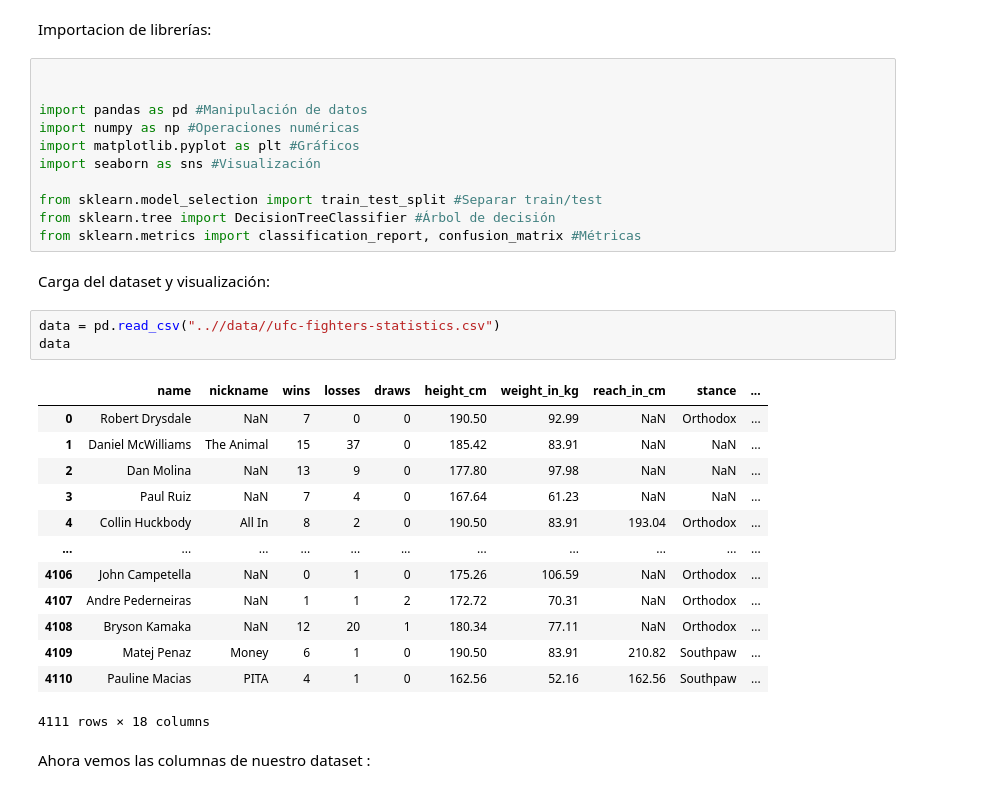
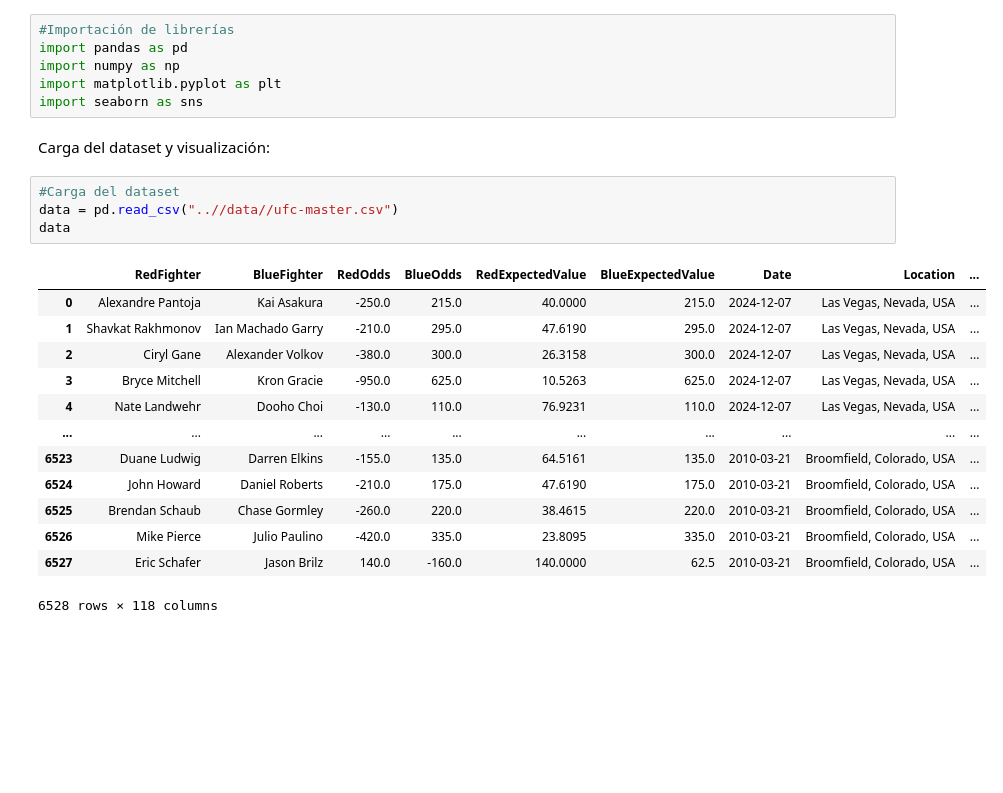
Before and after one commit to sergiolobroj/repositorio_proyecto, a Jupyter notebook: notebooks/predicciones_ufc.ipynb, the cells around one changed output. Drawn from its saved outputs; the diff is of its cells as text; blank space fills up the shorter version.

Commit message:
carga de datos + eda y feature engineering

```diff
--- a/notebooks/predicciones_ufc.ipynb
+++ b/notebooks/predicciones_ufc.ipynb
@@ -1,34 +1,26 @@
-# %% [markdown]
-Importacion de librerías:
 # %%
-
-
-import pandas as pd #Manipulación de datos
-import numpy as np #Operaciones numéricas
-import matplotlib.pyplot as plt #Gráficos
-import seaborn as sns #Visualización
-
-from sklearn.model_selection import train_test_split #Separar train/test
-from sklearn.tree import DecisionTreeClassifier #Árbol de decisión
-from sklearn.metrics import classification_report, confusion_matrix #Métricas
+#Importación de librerías
+import pandas as pd
+import numpy as np
+import matplotlib.pyplot as plt
+import seaborn as sns
 # %% [markdown]
 Carga del dataset y visualización:
 # %%
-data = pd.read_csv("..//data//ufc-fighters-statistics.csv")
+#Carga del dataset
+data = pd.read_csv("..//data//ufc-master.csv")
 data
 # %% [output]
-|  | name | nickname | wins | losses | draws | height_cm | weight_in_kg | reach_in_cm | stance | ... |
-| 0 | Robert Drysdale | NaN | 7 | 0 | 0 | 190.50 | 92.99 | NaN | Orthodox | ... |
-| 1 | Daniel McWilliams | The Animal | 15 | 37 | 0 | 185.42 | 83.91 | NaN | NaN | ... |
-| 2 | Dan Molina | NaN | 13 | 9 | 0 | 177.80 | 97.98 | NaN | NaN | ... |
-| 3 | Paul Ruiz | NaN | 7 | 4 | 0 | 167.64 | 61.23 | NaN | NaN | ... |
-| 4 | Collin Huckbody | All In | 8 | 2 | 0 | 190.50 | 83.91 | 193.04 | Orthodox | ... |
-| ... | ... | ... | ... | ... | ... | ... | ... | ... | ... | ... |
-| 4106 | John Campetella | NaN | 0 | 1 | 0 | 175.26 | 106.59 | NaN | Orthodox | ... |
-| 4107 | Andre Pederneiras | NaN | 1 | 1 | 2 | 172.72 | 70.31 | NaN | Orthodox | ... |
-| 4108 | Bryson Kamaka | NaN | 12 | 20 | 1 | 180.34 | 77.11 | NaN | Orthodox | ... |
-| 4109 | Matej Penaz | Money | 6 | 1 | 0 | 190.50 | 83.91 | 210.82 | Southpaw | ... |
-| 4110 | Pauline Macias | PITA | 4 | 1 | 0 | 162.56 | 52.16 | 162.56 | Southpaw | ... |
+|  | RedFighter | BlueFighter | RedOdds | BlueOdds | RedExpectedValue | BlueExpectedValue | Date | Location | ... |
+| 0 | Alexandre Pantoja | Kai Asakura | -250.0 | 215.0 | 40.0000 | 215.0 | 2024-12-07 | Las Vegas, Nevada, USA | ... |
+| 1 | Shavkat Rakhmonov | Ian Machado Garry | -210.0 | 295.0 | 47.6190 | 295.0 | 2024-12-07 | Las Vegas, Nevada, USA | ... |
+| 2 | Ciryl Gane | Alexander Volkov | -380.0 | 300.0 | 26.3158 | 300.0 | 2024-12-07 | Las Vegas, Nevada, USA | ... |
+| 3 | Bryce Mitchell | Kron Gracie | -950.0 | 625.0 | 10.5263 | 625.0 | 2024-12-07 | Las Vegas, Nevada, USA | ... |
+| 4 | Nate Landwehr | Dooho Choi | -130.0 | 110.0 | 76.9231 | 110.0 | 2024-12-07 | Las Vegas, Nevada, USA | ... |
+| ... | ... | ... | ... | ... | ... | ... | ... | ... | ... |
+| 6523 | Duane Ludwig | Darren Elkins | -155.0 | 135.0 | 64.5161 | 135.0 | 2010-03-21 | Broomfield, Colorado, USA | ... |
+| 6524 | John Howard | Daniel Roberts | -210.0 | 175.0 | 47.6190 | 175.0 | 2010-03-21 | Broomfield, Colorado, USA | ... |
+| 6525 | Brendan Schaub | Chase Gormley | -260.0 | 220.0 | 38.4615 | 220.0 | 2010-03-21 | Broomfield, Colorado, USA | ... |
+| 6526 | Mike Pierce | Julio Paulino | -420.0 | 335.0 | 23.8095 | 335.0 | 2010-03-21 | Broomfield, Colorado, USA | ... |
+| 6527 | Eric Schafer | Jason Brilz | 140.0 | -160.0 | 140.0000 | 62.5 | 2010-03-21 | Broomfield, Colorado, USA | ... |
-4111 rows × 18 columns
+6528 rows × 118 columns
-# %% [markdown]
-Ahora vemos las columnas de nuestro dataset :
```
Also changed, not shown: parts of 18 cells of this notebook.
